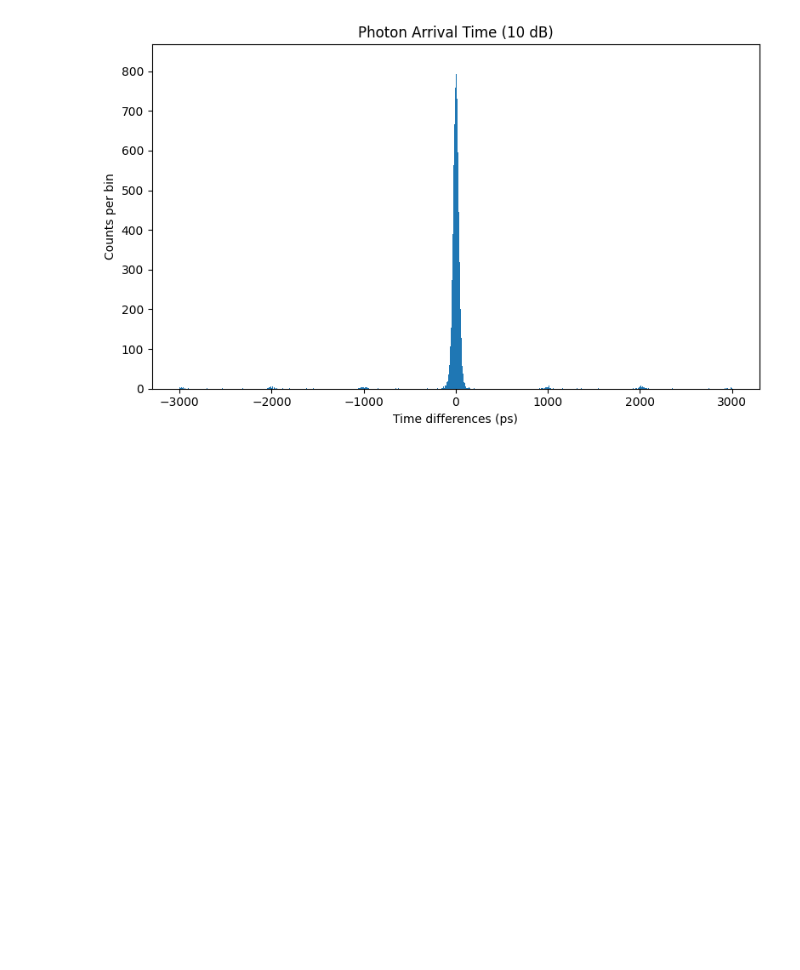
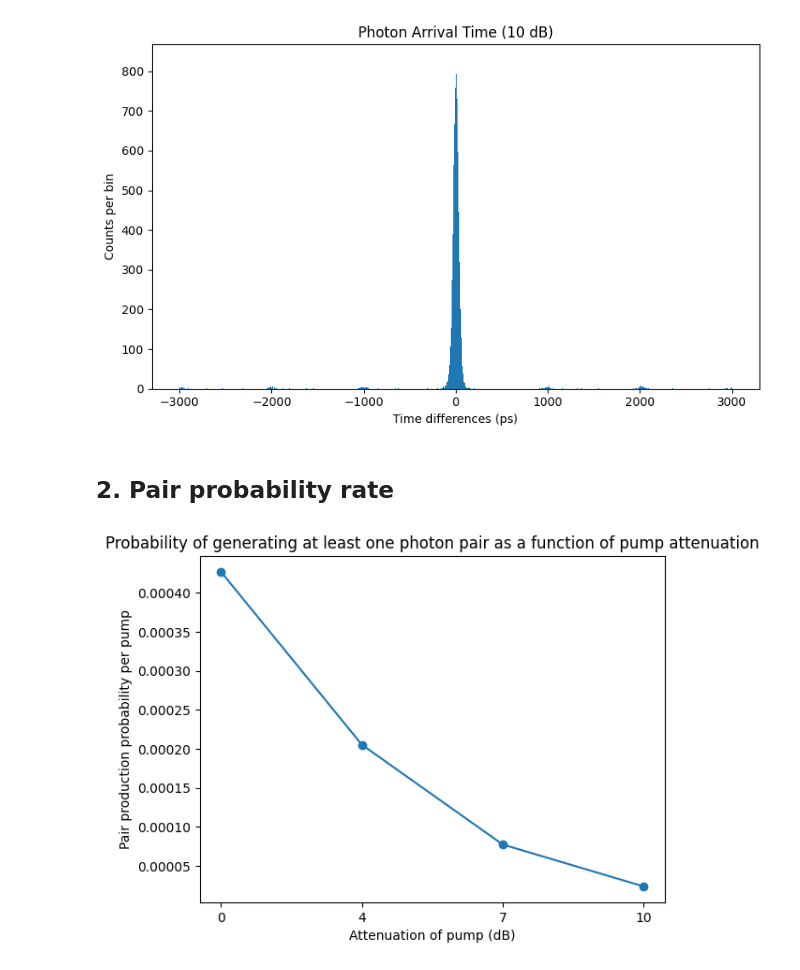
Before and after one commit to kieranroneill/ku-iqis, a Jupyter notebook: electro_data_analysis.ipynb, the cells around one changed output. Drawn from its saved outputs; the diff is of its cells as text; code cells hidden in the pictures; blank space fills up the shorter version.

Commit message:
feat(electro): adds pair generation probability rate

```diff
--- a/electro_data_analysis.ipynb
+++ b/electro_data_analysis.ipynb
@@ -37,3 +38,24 @@ high_attenuation_data = pd.read_csv("data/electro/four_wave_mixing_histograms/10
 libs.plot_photon_arrival_time_histogram(data=high_attenuation_data, title="Photon Arrival Time (10 dB)")
 # %% [output]
 [figure]
+# %% [markdown]
+## 2. Pair probability rate
+# %%
+datasets = [
+    zero_attenuation_data,
+    low_attenuation_data,
+    medium_attenuation_data,
+    high_attenuation_data
+]
+laser_repetition_rate = 1.23e9
+probabilities = [libs.calculate_pair_probability_rate(data=data, repetition_rate=laser_repetition_rate, total_measurement_time_in_seconds=6) for data in datasets]
+attenuation = range(len(datasets))
+
+plt.plot(attenuation, probabilities, marker="o")
+plt.xticks(attenuation, ["0", "4", "7", "10"])
+plt.ylabel("Pair production probability per pump")
+plt.xlabel("Attenuation of pump (dB)")
+plt.title("Probability of generating at least one photon pair as a function of pump attenuation")
+plt.show()
+# %% [output]
+[figure, added]
```
Also changed, not shown: parts of 5 cells of this notebook, 4 other files.
